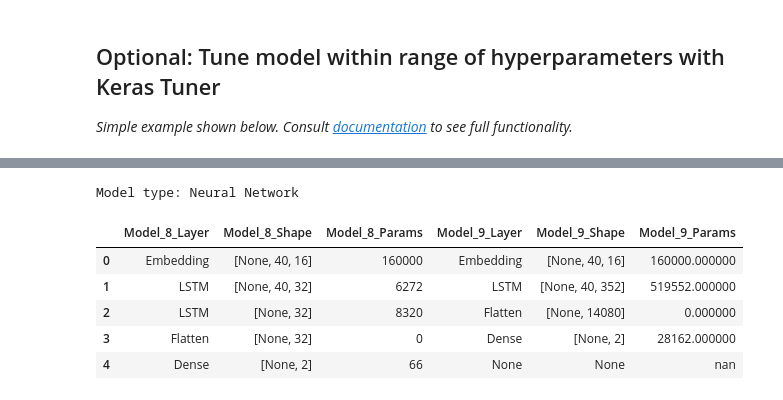
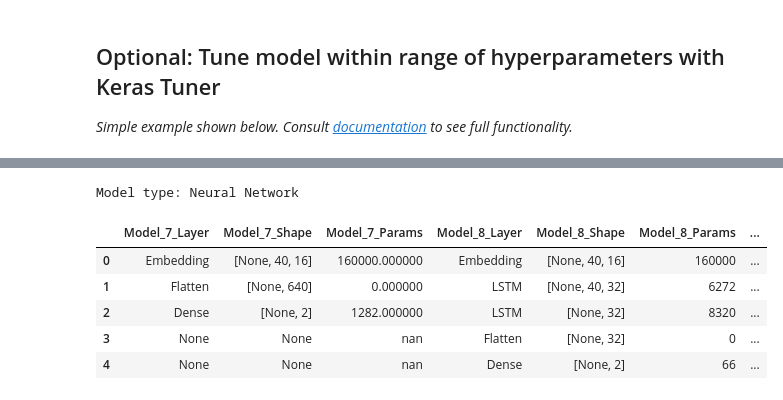
Before and after one commit to AIModelShare/aimodelshare_tutorials, a Jupyter notebook: COVID Tweets/[COVID_Tweets]_Model_Submission_Guide_keras.ipynb, the cells around one changed output, grey strips where cells are left out. Drawn from its saved outputs; the diff is of its cells as text; code cells hidden in the pictures.

```diff
--- a/COVID Tweets/[COVID_Tweets]_Model_Submission_Guide_keras.ipynb
+++ b/COVID Tweets/[COVID_Tweets]_Model_Submission_Guide_keras.ipynb
@@ -132,7 +132,7 @@ with open("model.onnx", "wb") as f:
 
 from aimodelshare.aws import set_credentials
 
-apiurl="https://328e96lcwi.execute-api.us-east-1.amazonaws.com/prod/m" #This is the unique rest api that powers this Covid Tweet Playground
+apiurl="https://oxm5jqr4k6.execute-api.us-east-1.amazonaws.com/prod/m" #This is the unique rest api that powers this Covid Tweet Playground
 
 set_credentials(apiurl=apiurl)
 # %% [output]
@@ -359,11 +359,12 @@ mycompetition.stylize_leaderboard(data)
 # %%
 # Compare two or more models
+data=mycompetition.compare_models([7, 8, 9], verbose=1)
 mycompetition.stylize_compare(data)
 # %% [output]
 Model type: Neural Network
-|  | Model_8_Layer | Model_8_Shape | Model_8_Params | Model_9_Layer | Model_9_Shape | Model_9_Params |
-| 0 | Embedding | [None, 40, 16] | 160000 | Embedding | [None, 40, 16] | 160000.000000 |
-| 1 | LSTM | [None, 40, 32] | 6272 | LSTM | [None, 40, 352] | 519552.000000 |
-| 2 | LSTM | [None, 32] | 8320 | Flatten | [None, 14080] | 0.000000 |
-| 3 | Flatten | [None, 32] | 0 | Dense | [None, 2] | 28162.000000 |
-| 4 | Dense | [None, 2] | 66 | None | None | nan |
+|  | Model_7_Layer | Model_7_Shape | Model_7_Params | Model_8_Layer | Model_8_Shape | Model_8_Params | ... |
+| 0 | Embedding | [None, 40, 16] | 160000.000000 | Embedding | [None, 40, 16] | 160000 | ... |
+| 1 | Flatten | [None, 640] | 0.000000 | LSTM | [None, 40, 32] | 6272 | ... |
+| 2 | Dense | [None, 2] | 1282.000000 | LSTM | [None, 32] | 8320 | ... |
+| 3 | None | None | nan | Flatten | [None, 32] | 0 | ... |
+| 4 | None | None | nan | Dense | [None, 2] | 66 | ... |
```
Also changed, not shown: parts of 9 cells of this notebook, 20 other files.
